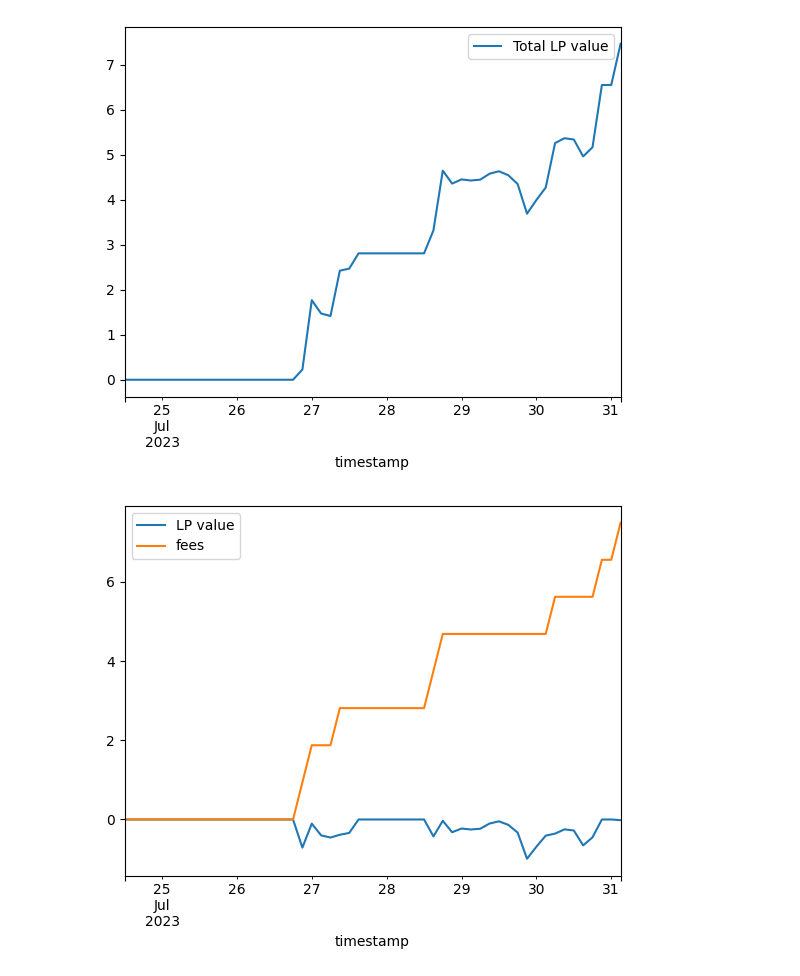
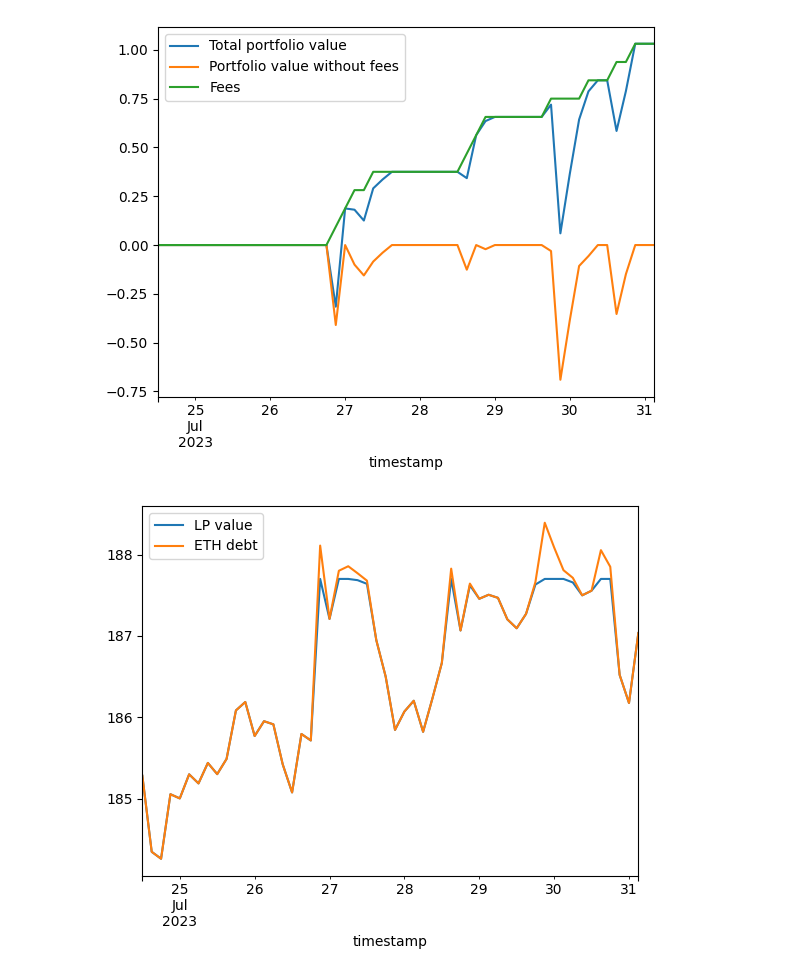
Before and after one commit to Bouananhich/Defi-Synth-Options, a Jupyter notebook: Simulation_Notebook.ipynb, the cells around one changed output. Drawn from its saved outputs; the diff is of its cells as text; code cells hidden in the pictures.

Commit message:
Commited some changes, new comments to make code readable, new graphs, change of fees in the simulated pool

```diff
--- a/Simulation_Notebook.ipynb
+++ b/Simulation_Notebook.ipynb
@@ -25,6 +36,8 @@ plt.show()
 # %%
+# Create a DataFrame for ETH price data and determine enters and exits of the specified price range
+
 df_eth_price = pd.DataFrame(eth_price)
 enters_range = (df_eth_price["open"] >= lower_tick) & (df_eth_price["open"].shift(1)<lower_tick)
 exits_range =  (df_eth_price["open"] <= higher_tick) & (df_eth_price["open"].shift(1)>higher_tick)
 transitions = enters_range | exits_range
-transitions = transitions.astype(int)*0.005
+transitions = transitions.astype(int)*pool_fees
@@ -35,13 +44,46 @@ ptf["fees"] = (transitions*eth_borrowed*np.sqrt(lower_tick*eth_price)).cumsum()
+# %%
+# Calculate the portfolio value, fees and LP value
+
+ptf = pd.Series(dtype=float)
+
+# The 'transitions' variable indicates whether Ether price visits the LP range
+# For each transition, LP accumulates 0.05% (0.005) of fees paid by traders
+# The fees are cumulatively added over time to track the total fees accumulated
+ptf["fees"] = (transitions*eth_borrowed*np.sqrt(lower_tick*eth_price)).cumsum()
+
+# The LP value represents the liquidity position value in USDC at a given timestamp based on the price of ETH
+# If the ETH price is below the lower tick the LP position is not active and it's only ETH
+# If the ETH price is above the higher tick, the LP position is not actve and it's only USDC, the value is computed using uniswap constant product formula
+# If the ETH price is within the range, the LP position is active and its value is computed using uniswap constant product formula
+
+ptf["LP value"] = eth_price.apply(lambda x: eth_supplied*x if x < lower_tick
+                                  else eth_supplied*np.sqrt(lower_tick*higher_tick) if x > higher_tick
+                                  else eth_supplied*(np.sqrt(lower_tick*x)))
+
+# The liquidity provider borrows some ETH to provide liquidity
+ptf["debt"] = eth_borrowed*eth_price
+
+# The portfolio value is the difference between the LP value and the debt amount
+ptf["ptf value"] = ptf["LP value"] - ptf["debt"]
+
+# This is the gross impermanent loss as we don't take into account the fees
+ptf["impermanent loss"] = ptf["LP value"]/ptf["debt"] - 1
 # %%
-(ptf["ptf value"]+ptf["fees"]).plot(label="Total LP value")
+# Plot total portfolio value and its components
+
+(ptf["ptf value"]+ptf["fees"]).plot(label="Total portfolio value")
+(ptf["ptf value"]).plot(label="Portfolio value without fees")
+(ptf["fees"].plot(label="Fees"))
 plt.legend()
 plt.show()
 # %% [output]
-[figure, old version]
+[figure, new version]
 # %%
-(ptf["ptf value"]).plot(label="LP value")
-(ptf["fees"].plot(label="fees"))
+# Plot LP value and debt
+
+(ptf["LP value"]).plot(label="LP value")
+(ptf["debt"].plot(label="ETH debt"))
 plt.legend()
 plt.show()
 # %% [output]
-[figure, old version]
+[figure, new version]
```
Also changed, not shown: parts of 8 cells of this notebook.
